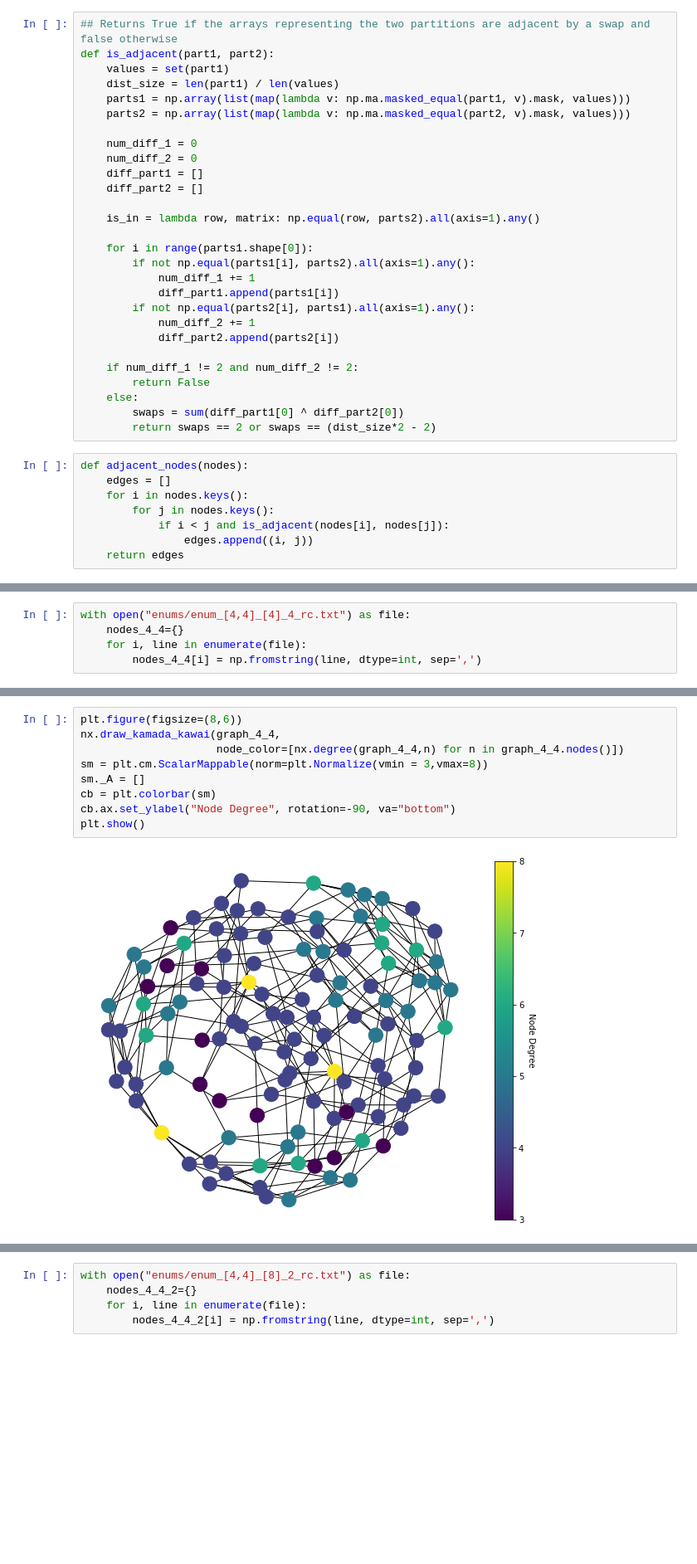
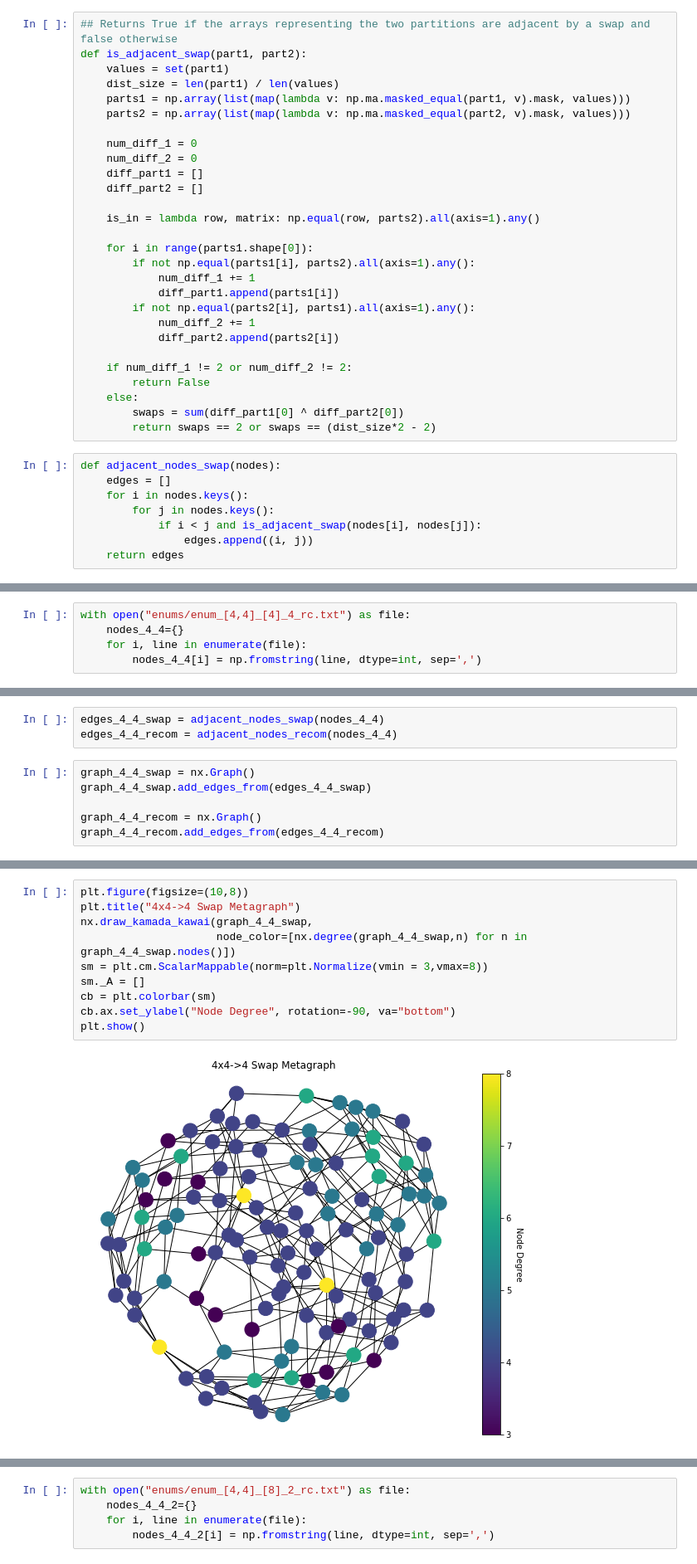
Before and after one commit to vrdi/metagraph-visualizations, a Jupyter notebook: metagraph.ipynb, the cells around one changed output, grey strips where cells are left out. Shown at 83% size. Drawn from its saved outputs; the diff is of its cells as text; blank space fills up the shorter version.

```diff
--- a/metagraph.ipynb
+++ b/metagraph.ipynb
@@ -9,6 +10,6 @@ from sklearn.preprocessing import normalize
 # %%
 ## Returns True if the arrays representing the two partitions are adjacent by a swap and false otherwise
-def is_adjacent(part1, part2):
+def is_adjacent_swap(part1, part2):
     values = set(part1)
     dist_size = len(part1) / len(values)
     parts1 = np.array(list(map(lambda v: np.ma.masked_equal(part1, v).mask, values)))
@@ -29,16 +30,16 @@ def is_adjacent(part1, part2):
             num_diff_2 += 1
             diff_part2.append(parts2[i])
 
-    if num_diff_1 != 2 and num_diff_2 != 2:
+    if num_diff_1 != 2 or num_diff_2 != 2:
         return False
     else:
         swaps = sum(diff_part1[0] ^ diff_part2[0])
         return swaps == 2 or swaps == (dist_size*2 - 2)
 # %%
-def adjacent_nodes(nodes):
+def adjacent_nodes_swap(nodes):
     edges = []
     for i in nodes.keys():
         for j in nodes.keys():
-            if i < j and is_adjacent(nodes[i], nodes[j]):
+            if i < j and is_adjacent_swap(nodes[i], nodes[j]):
                 edges.append((i, j))
     return edges
@@ -106,0 +178,9 @@ len(graph_4_4.edges)
+# %%
+edges_4_4_swap = adjacent_nodes_swap(nodes_4_4)
+edges_4_4_recom = adjacent_nodes_recom(nodes_4_4)
+# %%
+graph_4_4_swap = nx.Graph()
+graph_4_4_swap.add_edges_from(edges_4_4_swap)
+
+graph_4_4_recom = nx.Graph()
+graph_4_4_recom.add_edges_from(edges_4_4_recom)
@@ -162,11 +254,12 @@ nx.draw(graph_4_4)
 # %%
-plt.figure(figsize=(8,6))
-nx.draw_kamada_kawai(graph_4_4,
-                     node_color=[nx.degree(graph_4_4,n) for n in graph_4_4.nodes()])
+plt.figure(figsize=(10,8))
+plt.title("4x4->4 Swap Metagraph")
+nx.draw_kamada_kawai(graph_4_4_swap,
+                     node_color=[nx.degree(graph_4_4_swap,n) for n in graph_4_4_swap.nodes()])
 sm = plt.cm.ScalarMappable(norm=plt.Normalize(vmin = 3,vmax=8))
 sm._A = []
 cb = plt.colorbar(sm)
 cb.ax.set_ylabel("Node Degree", rotation=-90, va="bottom")
 plt.show()
 # %% [output]
-[figure, old version]
+[figure, new version]
```
Also changed, not shown: parts of 87 cells of this notebook, 6 other files.
